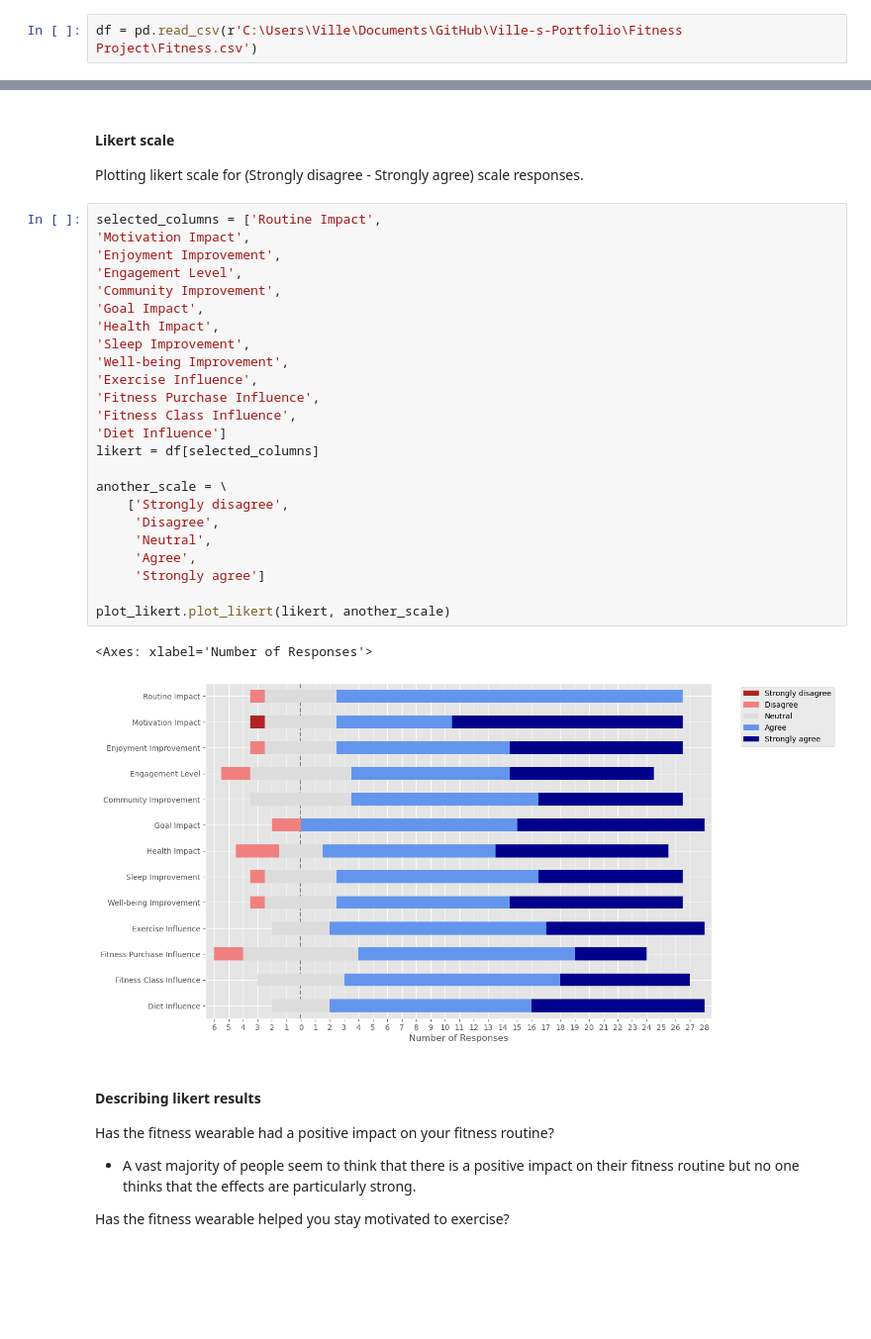
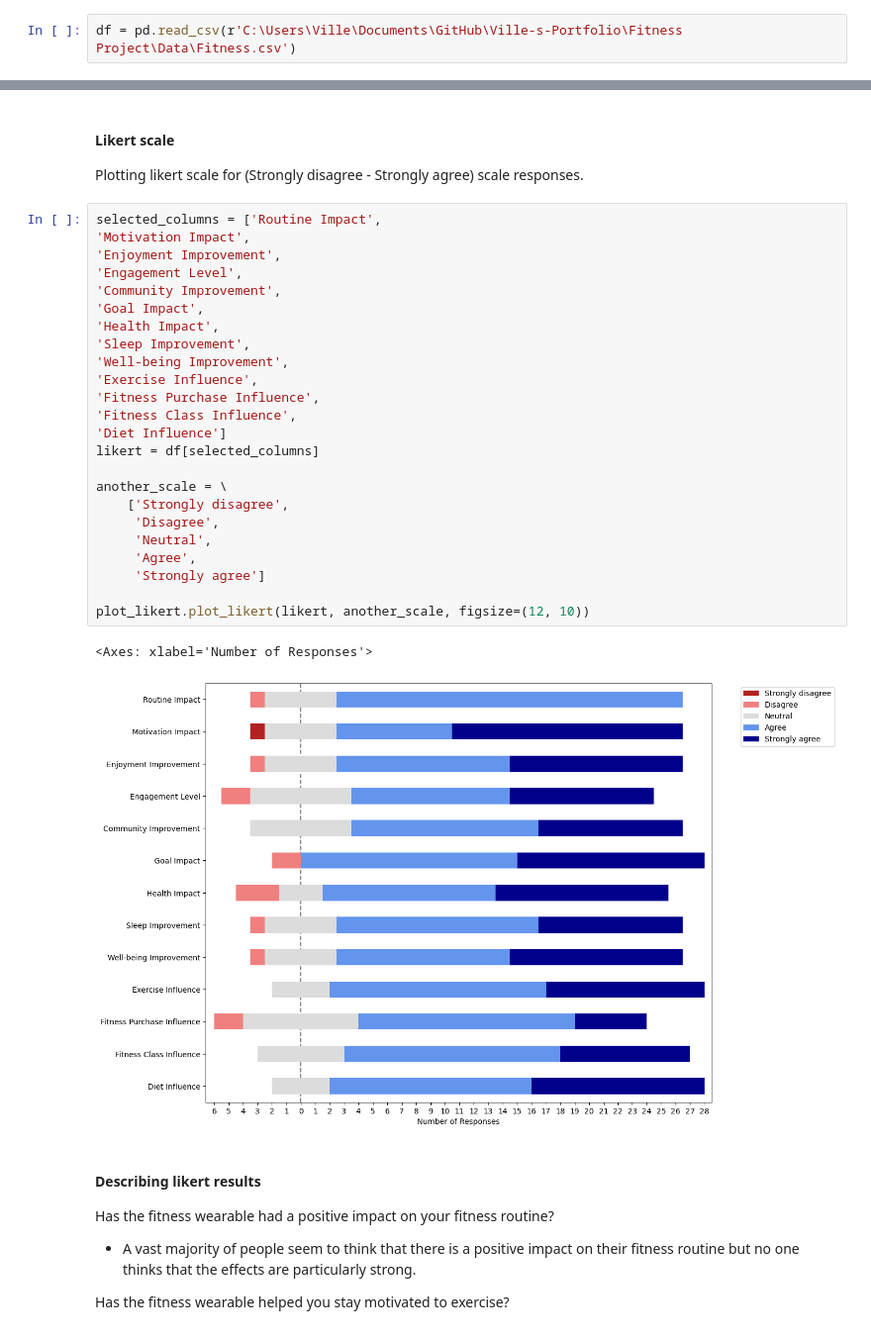
Before and after one commit to Vilbeee/Ville-s-Portfolio, a Jupyter notebook: Fitness Project/Fitness Project.ipynb, the cells around one changed output, grey strips where cells are left out. Shown at 99% size. Drawn from its saved outputs; the diff is of its cells as text; blank space fills up the shorter version.

Commit message:
Fitness project

```diff
--- a/Fitness Project/Fitness Project.ipynb
+++ b/Fitness Project/Fitness Project.ipynb
@@ -19,7 +19,7 @@ import plot_likert
 # %% [markdown]
 #### Read data
 # %%
-df = pd.read_csv(r'C:\Users\Ville\Documents\GitHub\Ville-s-Portfolio\Fitness Project\Fitness.csv')
+df = pd.read_csv(r'C:\Users\Ville\Documents\GitHub\Ville-s-Portfolio\Fitness Project\Data\Fitness.csv')
 # %% [markdown]
 #### View data in a Table
 
@@ -409,30 +406,30 @@ Plotting likert scale for (Strongly disagree - Strongly agree) scale responses.
 # %%
 selected_columns = ['Routine Impact',
 'Motivation Impact',
 'Enjoyment Improvement',
 'Engagement Level',
 'Community Improvement',
 'Goal Impact',
 'Health Impact',
 'Sleep Improvement',
 'Well-being Improvement',
 'Exercise Influence',
 'Fitness Purchase Influence',
 'Fitness Class Influence',
 'Diet Influence']
 likert = df[selected_columns]
 
 another_scale = \
     ['Strongly disagree',
      'Disagree',
      'Neutral',
      'Agree',
      'Strongly agree']
 
-plot_likert.plot_likert(likert, another_scale)
+plot_likert.plot_likert(likert, another_scale, figsize=(12, 10))
 # %% [output]
 <Axes: xlabel='Number of Responses'>
-[figure, old version]
+[figure, new version]
 # %% [markdown]
 #### Describing likert results
 
```
Also changed, not shown: parts of 3 cells of this notebook, 6 other files.
